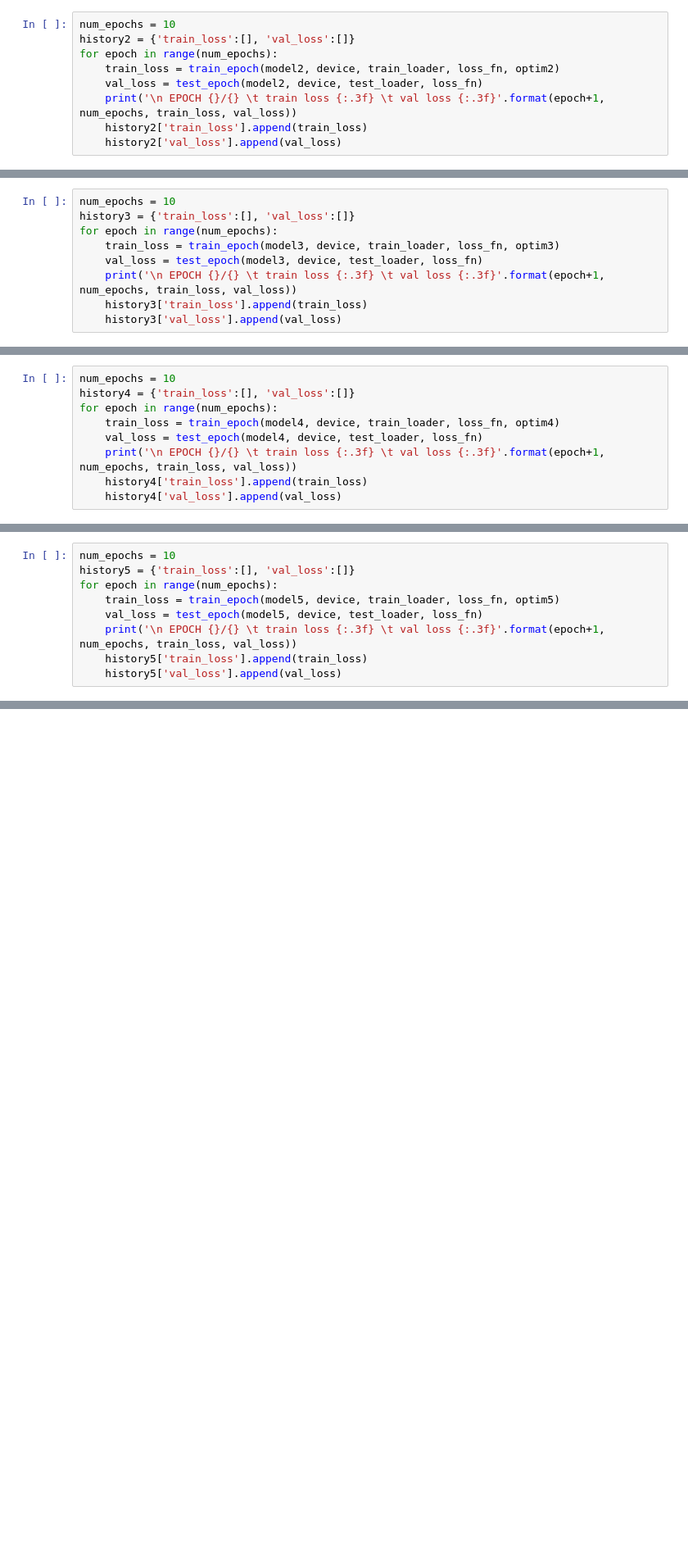
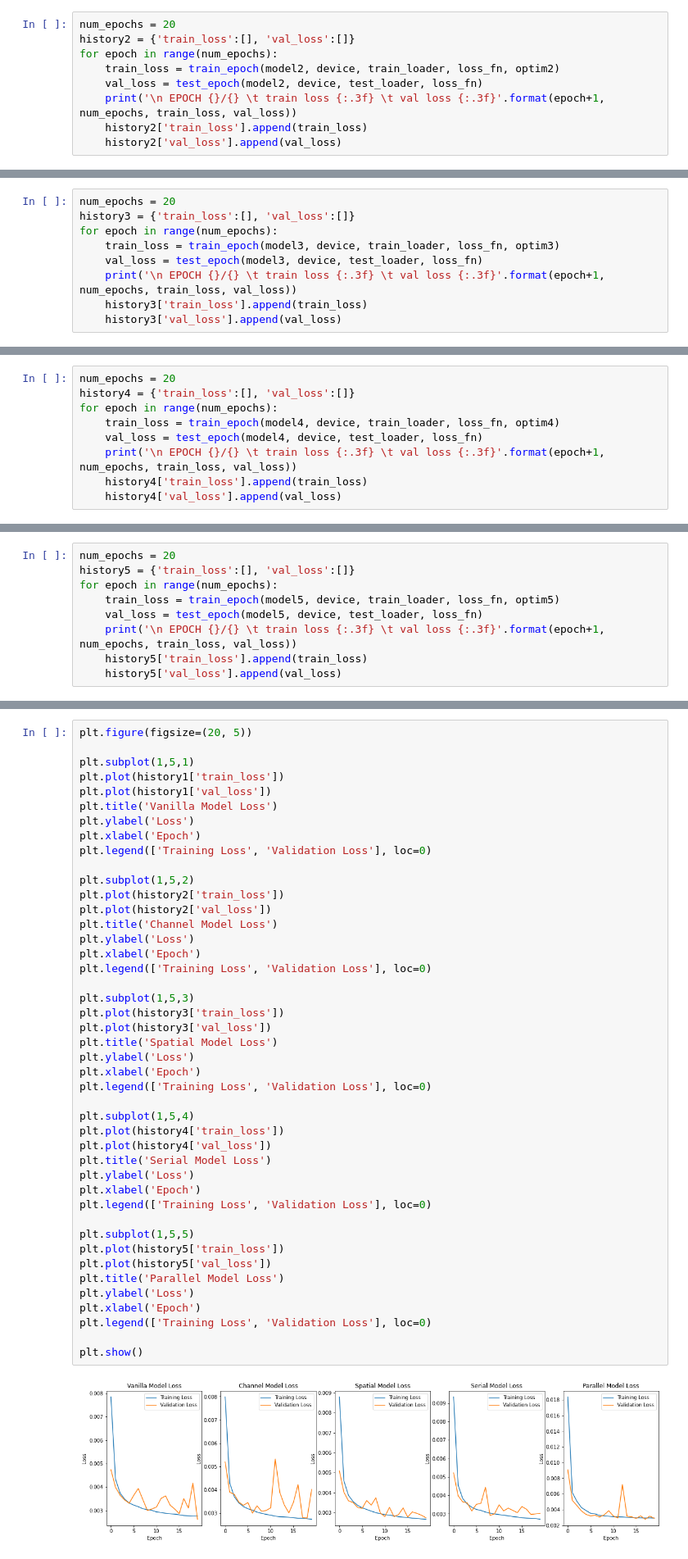
Before and after one commit to jipyeong-lee/Project_KMU, a Jupyter notebook: 비주얼컴퓨팅최신기술/Fashion_MNIST_AutoEncoder_torch.ipynb, the cells around one changed output, grey strips where cells are left out. Shown at 82% size. Saved outputs shown, nothing was run; the diff lists cells and outputs as text; blank space fills up the shorter version.

```diff
--- a/비주얼컴퓨팅최신기술/Fashion_MNIST_AutoEncoder_torch.ipynb
+++ b/비주얼컴퓨팅최신기술/Fashion_MNIST_AutoEncoder_torch.ipynb
@@ -574,5 +585,5 @@ for epoch in range(num_epochs):
 # %%
-num_epochs = 10
+num_epochs = 20
 history2 = {'train_loss':[], 'val_loss':[]}
 for epoch in range(num_epochs):
     train_loss = train_epoch(model2, device, train_loader, loss_fn, optim2)
@@ -603,5 +612,5 @@ for epoch in range(num_epochs):
 # %%
-num_epochs = 10
+num_epochs = 20
 history3 = {'train_loss':[], 'val_loss':[]}
 for epoch in range(num_epochs):
     train_loss = train_epoch(model3, device, train_loader, loss_fn, optim3)
@@ -632,5 +639,5 @@ for epoch in range(num_epochs):
 # %%
-num_epochs = 10
+num_epochs = 20
 history4 = {'train_loss':[], 'val_loss':[]}
 for epoch in range(num_epochs):
     train_loss = train_epoch(model4, device, train_loader, loss_fn, optim4)
@@ -661,5 +666,5 @@ for epoch in range(num_epochs):
 # %%
-num_epochs = 10
+num_epochs = 20
 history5 = {'train_loss':[], 'val_loss':[]}
 for epoch in range(num_epochs):
     train_loss = train_epoch(model5, device, train_loader, loss_fn, optim5)
@@ -794,0 +733,46 @@ plt.show()
+# %%
+plt.figure(figsize=(20, 5))
+
+plt.subplot(1,5,1)
+plt.plot(history1['train_loss'])
+plt.plot(history1['val_loss'])
+plt.title('Vanilla Model Loss')
+plt.ylabel('Loss')
+plt.xlabel('Epoch')
+plt.legend(['Training Loss', 'Validation Loss'], loc=0)
+
+plt.subplot(1,5,2)
+plt.plot(history2['train_loss'])
+plt.plot(history2['val_loss'])
+plt.title('Channel Model Loss')
+plt.ylabel('Loss')
+plt.xlabel('Epoch')
+plt.legend(['Training Loss', 'Validation Loss'], loc=0)
+
+plt.subplot(1,5,3)
+plt.plot(history3['train_loss'])
+plt.plot(history3['val_loss'])
+plt.title('Spatial Model Loss')
+plt.ylabel('Loss')
+plt.xlabel('Epoch')
+plt.legend(['Training Loss', 'Validation Loss'], loc=0)
+
+plt.subplot(1,5,4)
+plt.plot(history4['train_loss'])
+plt.plot(history4['val_loss'])
+plt.title('Serial Model Loss')
+plt.ylabel('Loss')
+plt.xlabel('Epoch')
+plt.legend(['Training Loss', 'Validation Loss'], loc=0)
+
+plt.subplot(1,5,5)
+plt.plot(history5['train_loss'])
+plt.plot(history5['val_loss'])
+plt.title('Parallel Model Loss')
+plt.ylabel('Loss')
+plt.xlabel('Epoch')
+plt.legend(['Training Loss', 'Validation Loss'], loc=0)
+
+plt.show()
+# %% [output]
+[figure, added]
```
Also changed, not shown: parts of 19 cells of this notebook, 1 other file.
